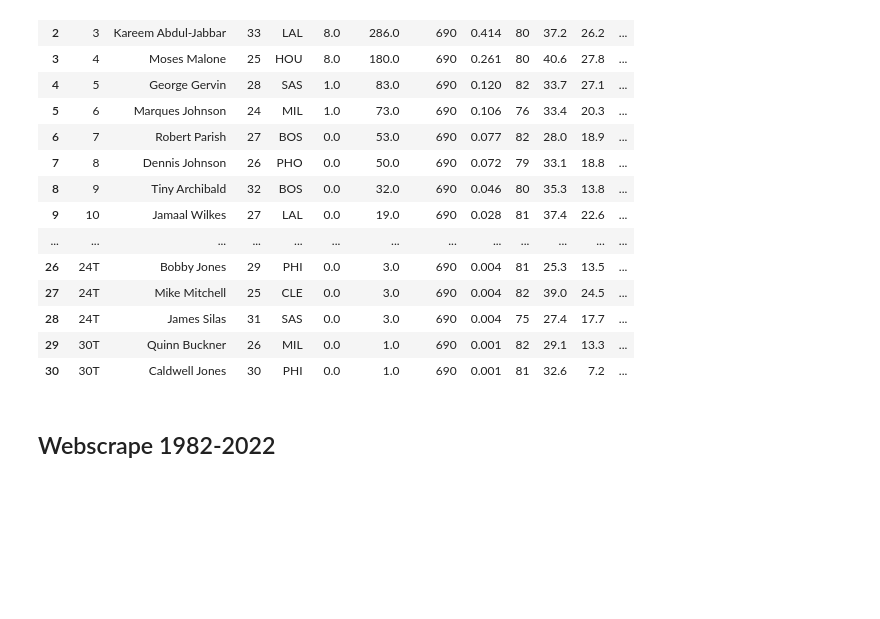
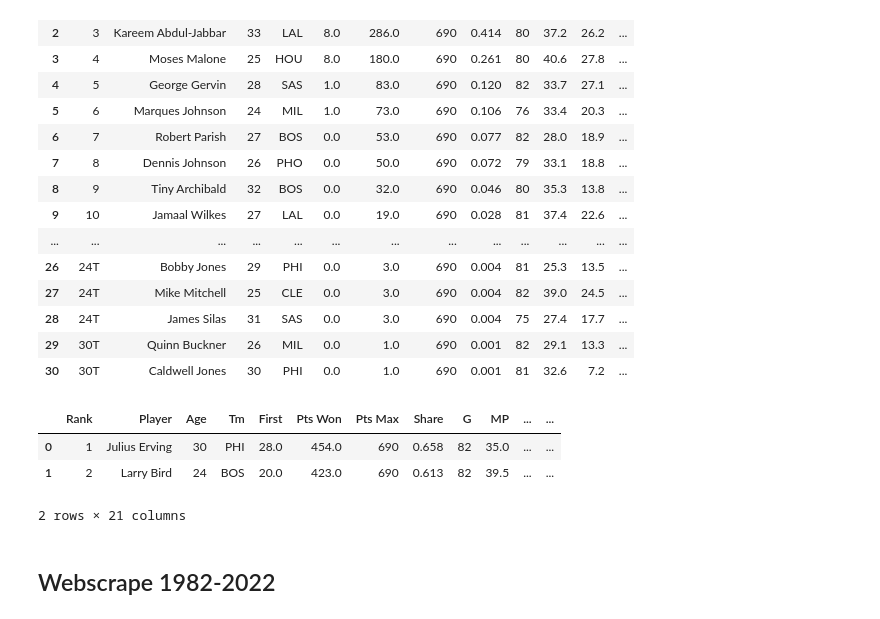
Before and after one commit to dcast822/NBA_analysis, a Jupyter notebook: webscrape_basketball_ref.ipynb, the cells around one changed output. Drawn from its saved outputs; the diff is of its cells as text; code cells hidden in the pictures; blank space fills up the shorter version.

```diff
--- a/webscrape_basketball_ref.ipynb
+++ b/webscrape_basketball_ref.ipynb
@@ -43,6 +43,15 @@ mvp_1981
 | 28 | 24T | James Silas | 31 | SAS | 0.0 | 3.0 | 690 | 0.004 | 75 | 27.4 | 17.7 | ... |
 | 29 | 30T | Quinn Buckner | 26 | MIL | 0.0 | 1.0 | 690 | 0.001 | 82 | 29.1 | 13.3 | ... |
 | 30 | 30T | Caldwell Jones | 30 | PHI | 0.0 | 1.0 | 690 | 0.001 | 81 | 32.6 | 7.2 | ... |
+# %%
+mvp_1981["Year"] = 1981
+# %%
+mvp_1981.head(2)
+# %% [output]
+|  | Rank | Player | Age | Tm | First | Pts Won | Pts Max | Share | G | MP | ... | ... |
+| 0 | 1 | Julius Erving | 30 | PHI | 28.0 | 454.0 | 690 | 0.658 | 82 | 35.0 | ... | ... |
+| 1 | 2 | Larry Bird | 24 | BOS | 20.0 | 423.0 | 690 | 0.613 | 82 | 39.5 | ... | ... |
+2 rows × 21 columns
 # %% [markdown]
 ## Webscrape 1982-2022
 # %%
```
Also changed, not shown: parts of 5 cells of this notebook, 1 other file.
